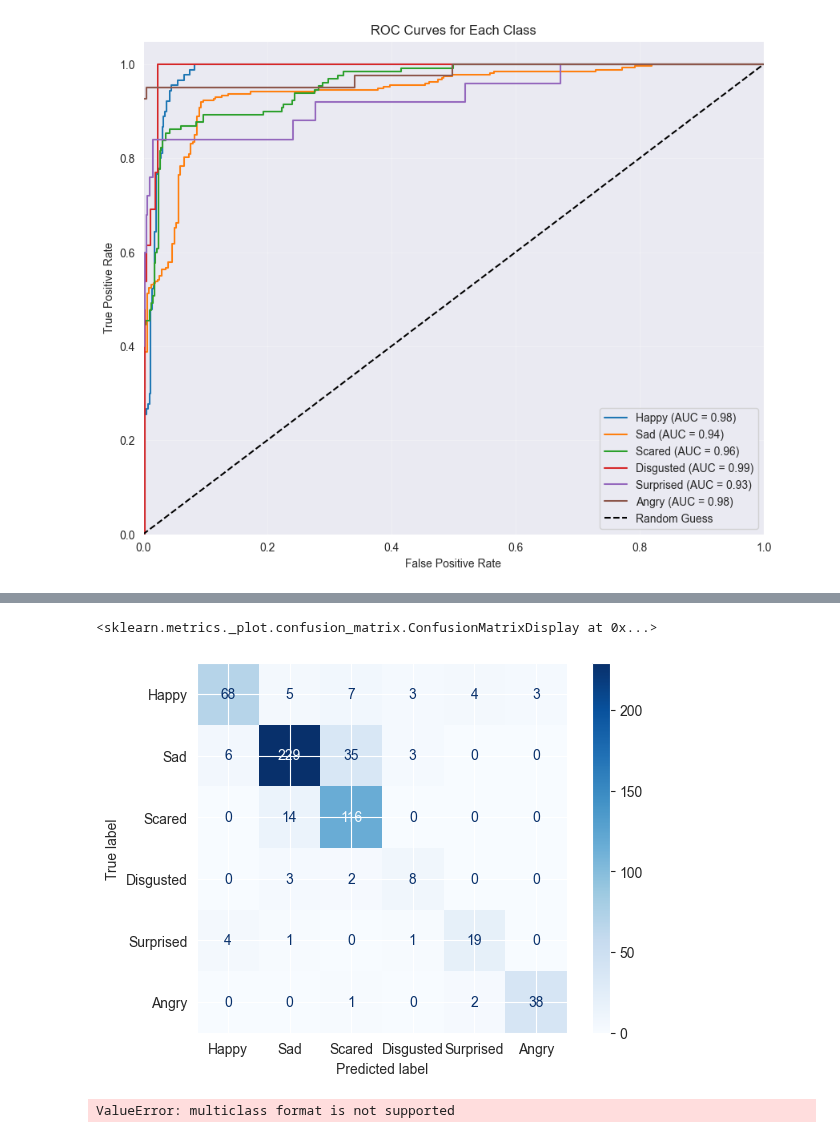
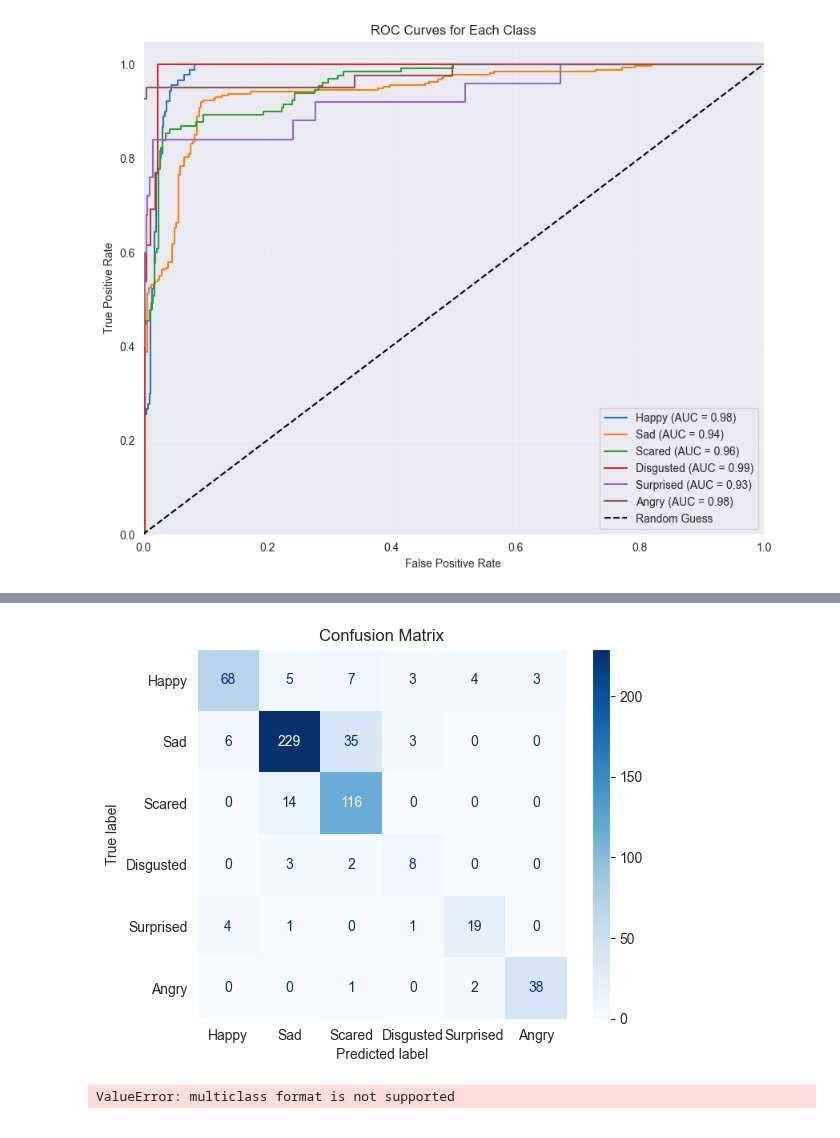
Before and after one commit to Azirral/de-face-recognition, a Jupyter notebook: Metrics.ipynb, the cells around one changed output, grey strips where cells are left out. Cells and saved outputs as stored; diff of their text form; code cells hidden in the pictures.

Commit message:
Metrics calculation plus latex formatting

```diff
--- a/Metrics.ipynb
+++ b/Metrics.ipynb
@@ -162,12 +168,16 @@ def get_valid_indices(test_set):
 
     return y_true_valid, y_pred_valid
 # %%
-y_true, y_pred = get_valid_indices(test_set)
+y_true, y_pred = get_valid_indices(full_test_I)
 
 # Compute confusion matrix using valid labels
 cm = confusion_matrix(y_true, y_pred)
 
 # Display the confusion matrix
 disp = ConfusionMatrixDisplay(confusion_matrix=cm, display_labels=emotions)
-disp.plot(cmap='Blues')
+disp.plot(cmap='Blues', values_format='')
+plt.grid(False)
+plt.title("Confusion Matrix")
+plt.savefig('Method_I_Confusion_Matrix.png', dpi=300)
+plt.show()
 # %% [output]
@@ -175,5 +185,4 @@ disp.plot(cmap='Blues')
-<sklearn.metrics._plot.confusion_matrix.ConfusionMatrixDisplay at 0x...>
-[figure, old version]
+[figure, new version]
 # %%
 from sklearn.metrics import roc_curve, auc
 
```
Also changed, not shown: parts of 6 cells of this notebook.
